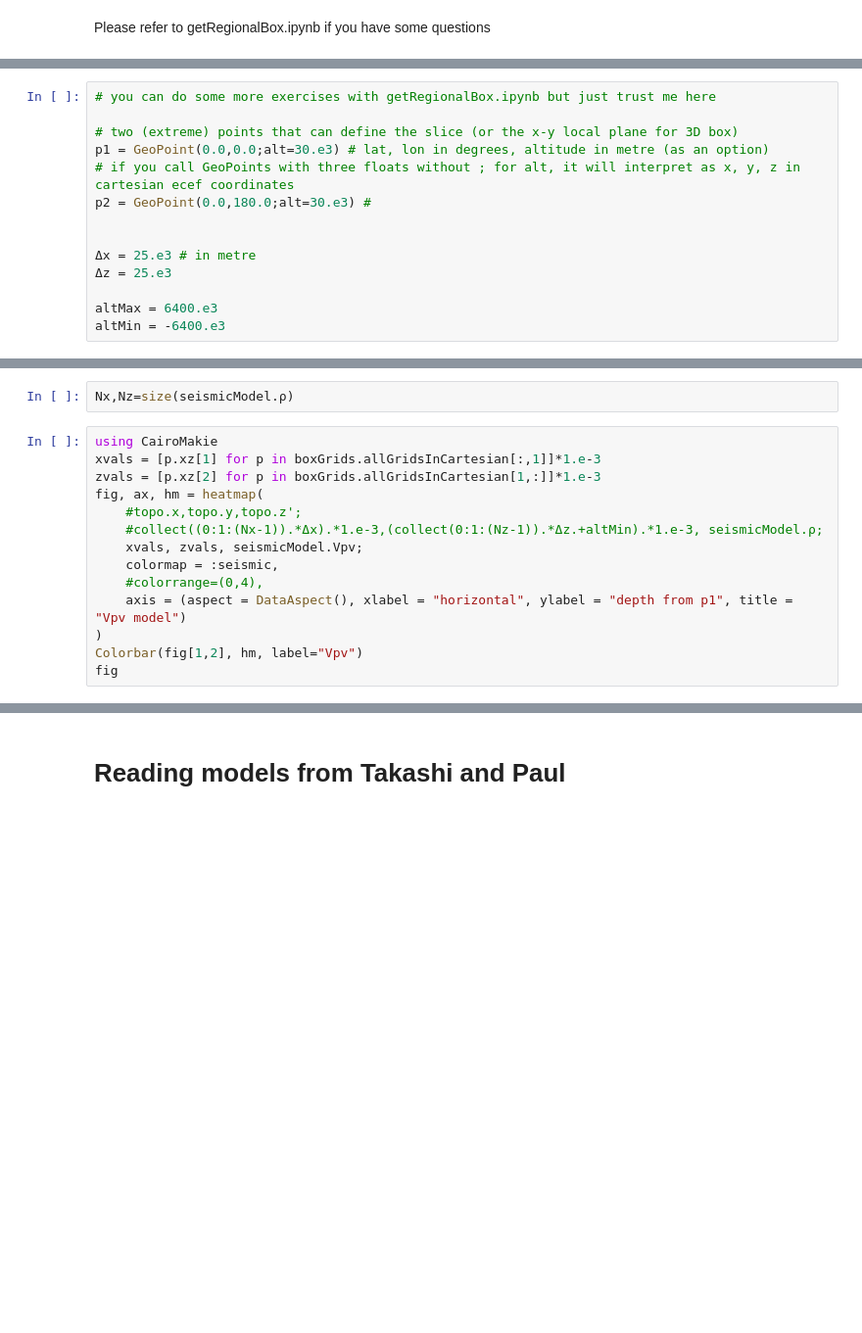
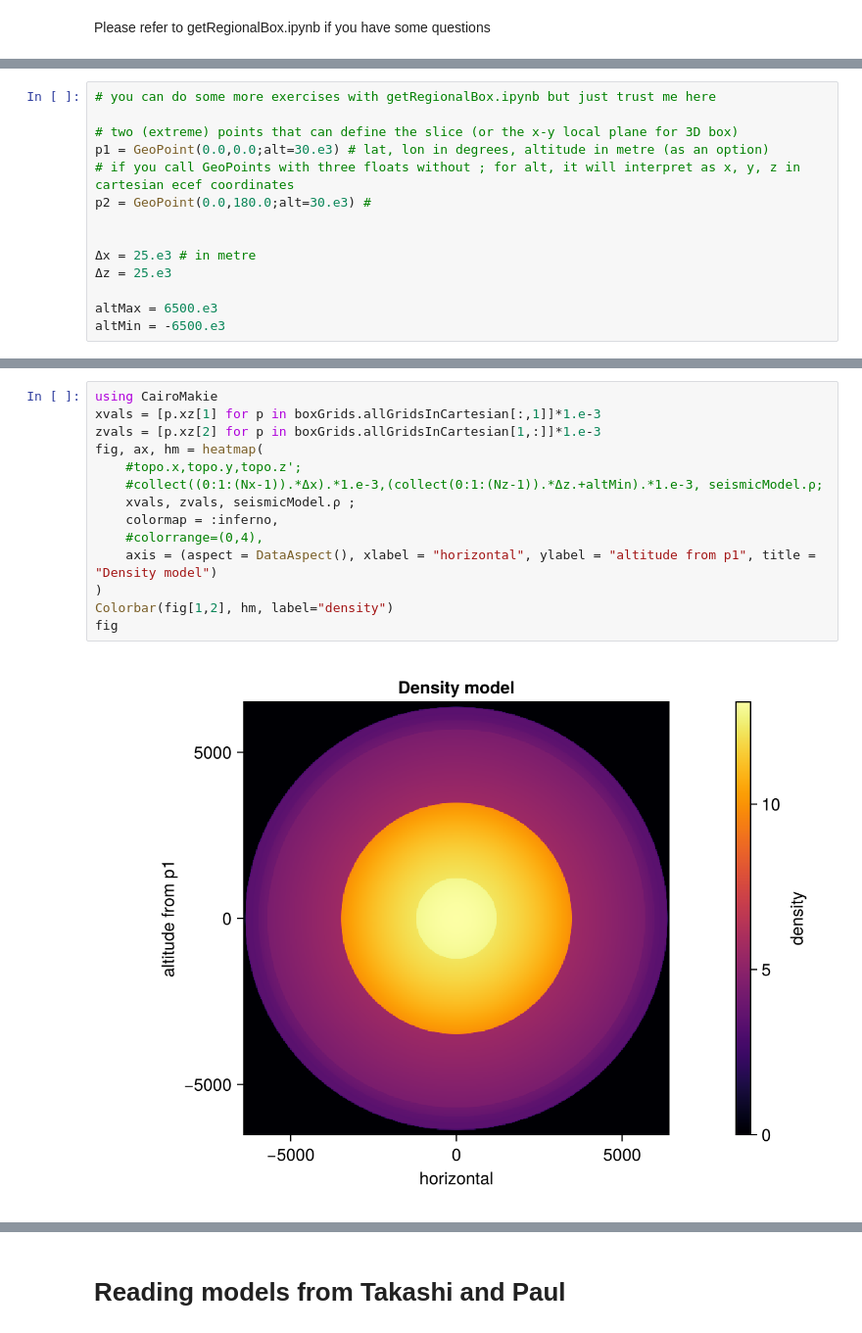
Before and after one commit to seismobassoon/flexOPT, a Jupyter notebook: notebooks/propagationNeutrino.ipynb, the cells around one changed output, grey strips where cells are left out. Shown at 98% size. Cells and saved outputs as stored; diff of their text form; blank space fills up the shorter version.

```diff
--- a/notebooks/propagationNeutrino.ipynb
+++ b/notebooks/propagationNeutrino.ipynb
@@ -50,6 +56,6 @@ p2 = GeoPoint(0.0,180.0;alt=30.e3) #
 Δx = 25.e3 # in metre
 Δz = 25.e3
 
-altMax = 6400.e3
-altMin = -6400.e3
+altMax = 6500.e3
+altMin = -6500.e3
 # %% [output]
@@ -65,16 +73,16 @@ seismicModel=lazyProduceOrLoad("seismicModel2DGlobal",getParamsWithoutTopo,boxGr
-# %%
-Nx,Nz=size(seismicModel.ρ)
 # %%
 using CairoMakie
 xvals = [p.xz[1] for p in boxGrids.allGridsInCartesian[:,1]]*1.e-3
 zvals = [p.xz[2] for p in boxGrids.allGridsInCartesian[1,:]]*1.e-3
 fig, ax, hm = heatmap(
     #topo.x,topo.y,topo.z';
     #collect((0:1:(Nx-1)).*Δx).*1.e-3,(collect(0:1:(Nz-1)).*Δz.+altMin).*1.e-3, seismicModel.ρ;
-    xvals, zvals, seismicModel.Vpv;
-    colormap = :seismic,
+    xvals, zvals, seismicModel.ρ ;
+    colormap = :inferno,
     #colorrange=(0,4),
-    axis = (aspect = DataAspect(), xlabel = "horizontal", ylabel = "depth from p1", title = "Vpv model")
+    axis = (aspect = DataAspect(), xlabel = "horizontal", ylabel = "altitude from p1", title = "Density model")
 )
-Colorbar(fig[1,2], hm, label="Vpv")
+Colorbar(fig[1,2], hm, label="density")
 fig
+# %% [output]
+[figure, added]
```
Also changed, not shown: parts of 12 cells of this notebook, 5 other files.
